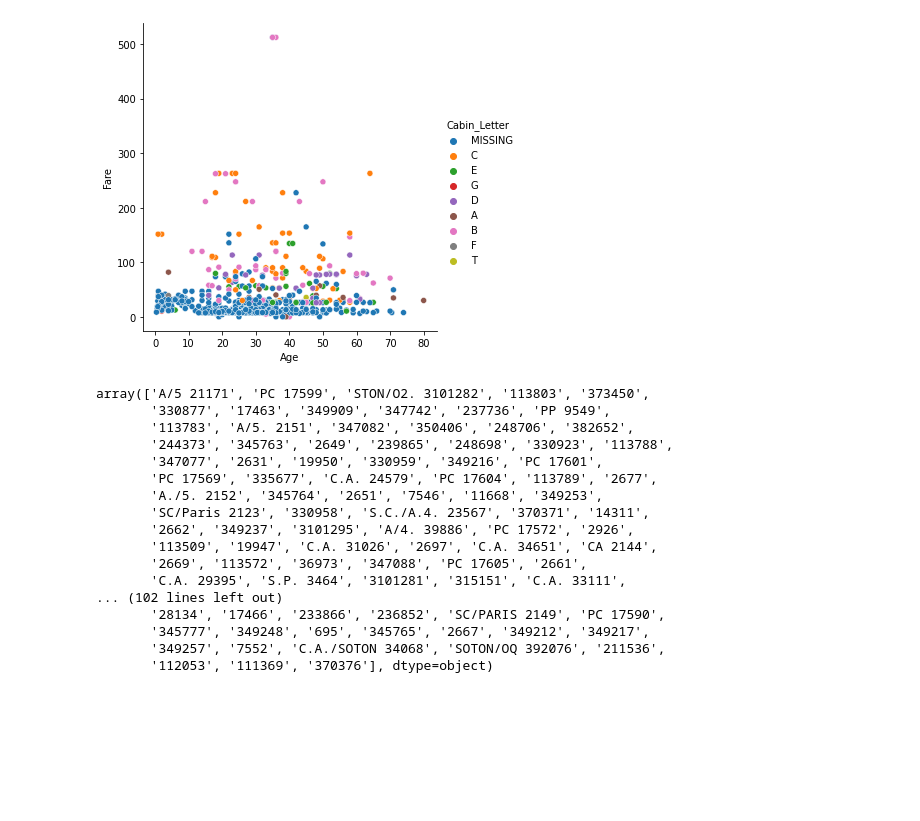
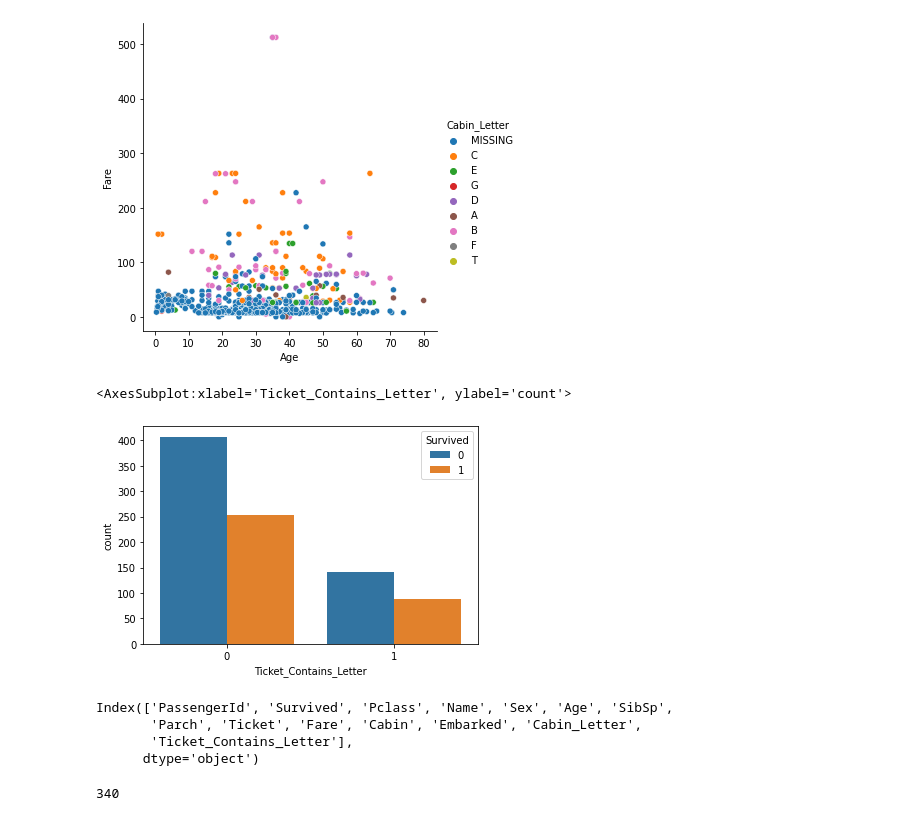
Before and after one commit to ferrovax/Titanic, a Jupyter notebook: titanic.ipynb, the cells around one changed output. Cells and saved outputs as stored; diff of their text form; code cells hidden in the pictures; blank space fills up the shorter version.

```diff
--- a/titanic.ipynb
+++ b/titanic.ipynb
@@ -106,28 +106,31 @@ sns.relplot(data = train, x = 'Age', y = 'Fare', hue = 'Cabin_Letter')
 # %% [output]
 <seaborn.axisgrid.FacetGrid at 0x...>
 [figure]
-# %%
-train['Ticket'].unique()
-
-#some tieckets have letter in front of them
-# %% [output]
-array(['A/5 21171', 'PC 17599', 'STON/O2. 3101282', '113803', '373450',
-       '330877', '17463', '349909', '347742', '237736', 'PP 9549',
-       '113783', 'A/5. 2151', '347082', '350406', '248706', '382652',
-       '244373', '345763', '2649', '239865', '248698', '330923', '113788',
-       '347077', '2631', '19950', '330959', '349216', 'PC 17601',
-       'PC 17569', '335677', 'C.A. 24579', 'PC 17604', '113789', '2677',
-       'A./5. 2152', '345764', '2651', '7546', '11668', '349253',
-       'SC/Paris 2123', '330958', 'S.C./A.4. 23567', '370371', '14311',
-       '2662', '349237', '3101295', 'A/4. 39886', 'PC 17572', '2926',
-       '113509', '19947', 'C.A. 31026', '2697', 'C.A. 34651', 'CA 2144',
-       '2669', '113572', '36973', '347088', 'PC 17605', '2661',
-       'C.A. 29395', 'S.P. 3464', '3101281', '315151', 'C.A. 33111',
-... (102 lines left out)
-       '28134', '17466', '233866', '236852', 'SC/PARIS 2149', 'PC 17590',
-       '345777', '349248', '695', '345765', '2667', '349212', '349217',
-       '349257', '7552', 'C.A./SOTON 34068', 'SOTON/OQ 392076', '211536',
-       '112053', '111369', '370376'], dtype=object)
+# %%
+train['Ticket'].unique()
+
+#some tieckets have letter in front of them
+train['Ticket_Contains_Letter'] = train['Ticket'].str.contains('[a-zA-Z]').astype(int)
+
+#train['Ticket_Contains_Letter'].value_counts()
+
+sns.barplot(y=train['Survived'], x=train['Ticket_Contains_Letter'])
+
+
+
+
+#sns.histplot(x = train['Ticket_Contains_Letter'], hue = train['Survived'], ax=axs[0])
+sns.countplot(x = train['Ticket_Contains_Letter'], hue = train['Survived'])
+# %% [output]
+<AxesSubplot:xlabel='Ticket_Contains_Letter', ylabel='count'>
+[figure, added]
+# %%
+train.columns
+# %% [output]
+Index(['PassengerId', 'Survived', 'Pclass', 'Name', 'Sex', 'Age', 'SibSp',
+       'Parch', 'Ticket', 'Fare', 'Cabin', 'Embarked', 'Cabin_Letter',
+       'Ticket_Contains_Letter'],
+      dtype='object')
 # %%
 # data cleaning: impute missing values, scale numerical
 
@@ -190,6 +195,10 @@ preprocessing = ColumnTransformer([
     ("cabin", cabin_pipeline, ['Cabin']),
     ('pass', 'passthrough', untouched_cols)
 ], remainder='drop')
+# %%
+train['Parch'].sum() # add parch and psibs together
+# %% [output]
+340
 # %%
 #test some models to benchmark
 from sklearn.linear_model import LogisticRegression
```
Also changed, not shown: parts of 9 cells of this notebook.
